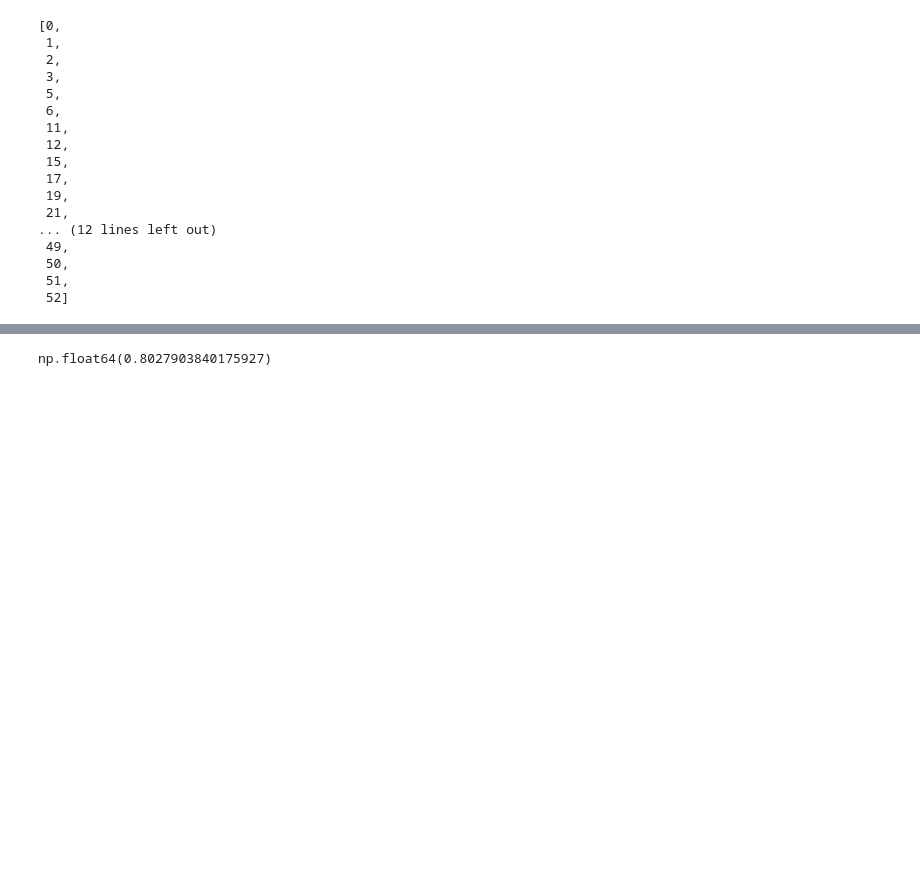
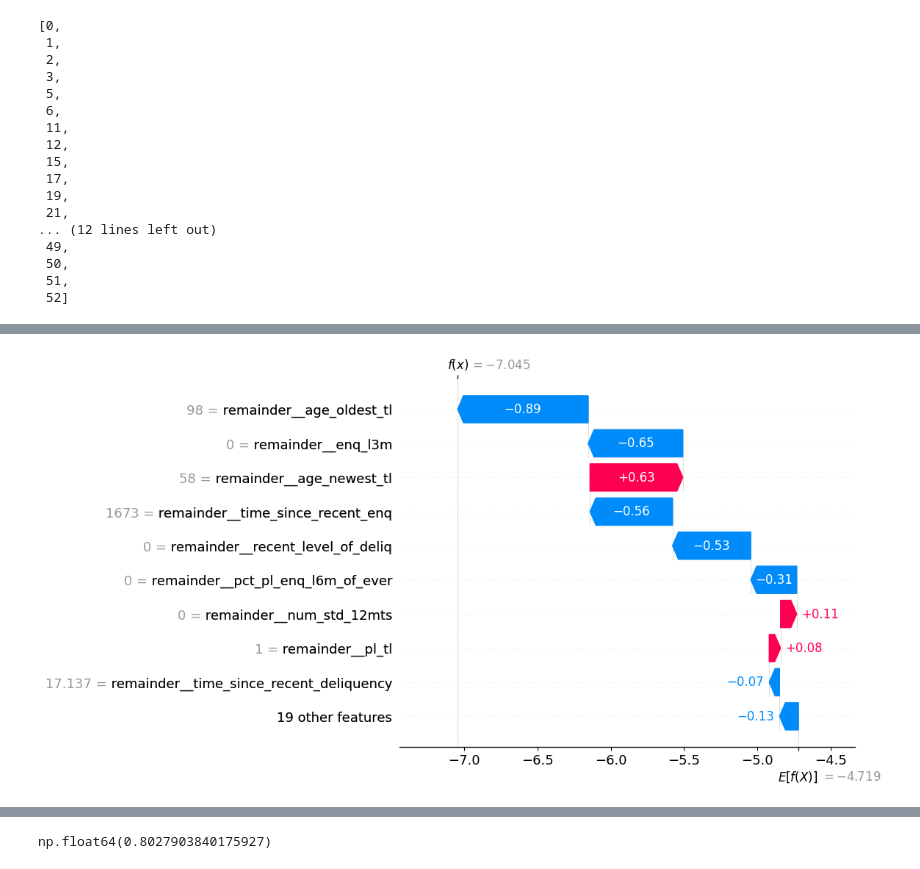
Before and after one commit to agarwal2001-ux/credt_risk_modelling, a Jupyter notebook: notebooks/model.ipynb, the cells around one changed output, grey strips where cells are left out. Cells and saved outputs as stored; diff of their text form; code cells hidden in the pictures; blank space fills up the shorter version.

```diff
--- a/notebooks/model.ipynb
+++ b/notebooks/model.ipynb
@@ -228,0 +263,4 @@ b.iloc[:,a]
+# %%
+shap.plots.waterfall(shap_values[0,:,3])
+# %% [output]
+[figure, added]
```
Also changed, not shown: parts of 11 cells of this notebook.
